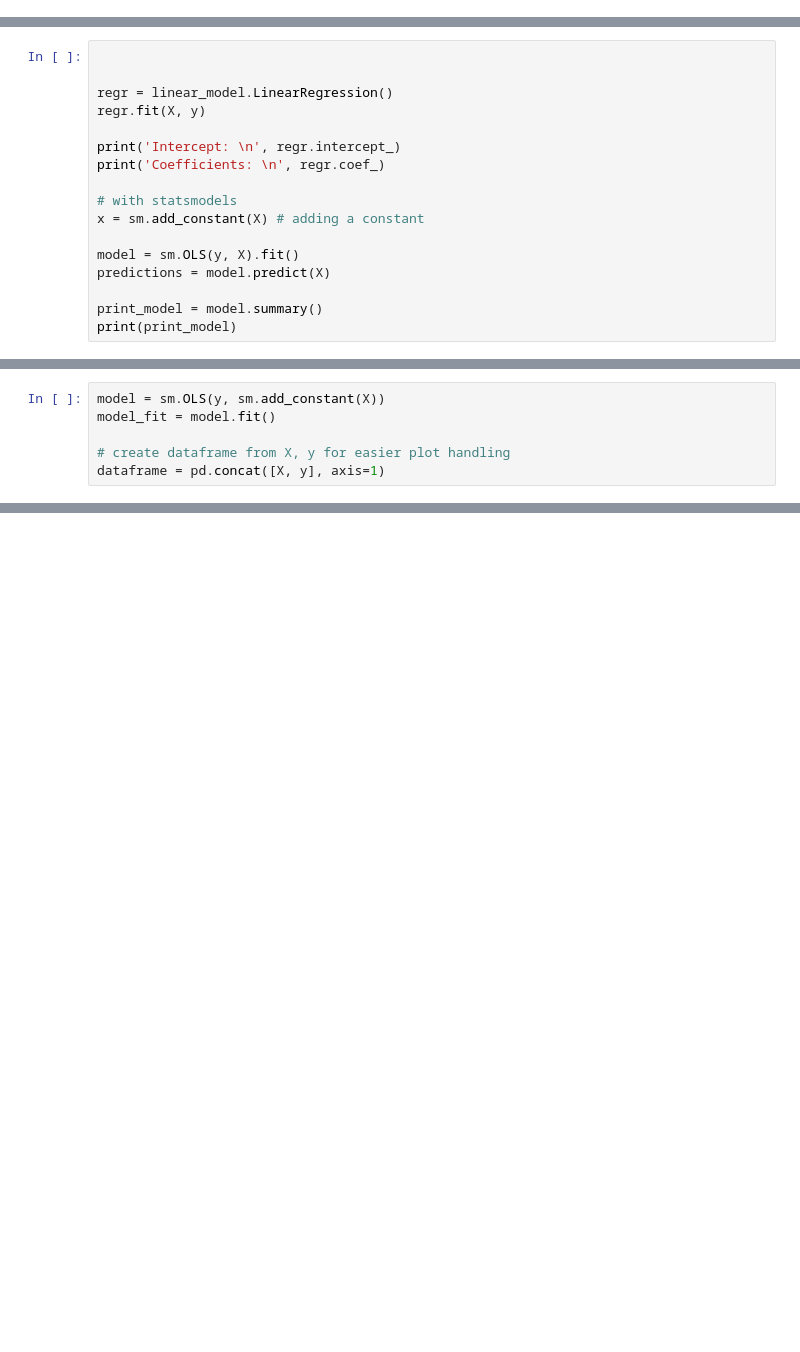
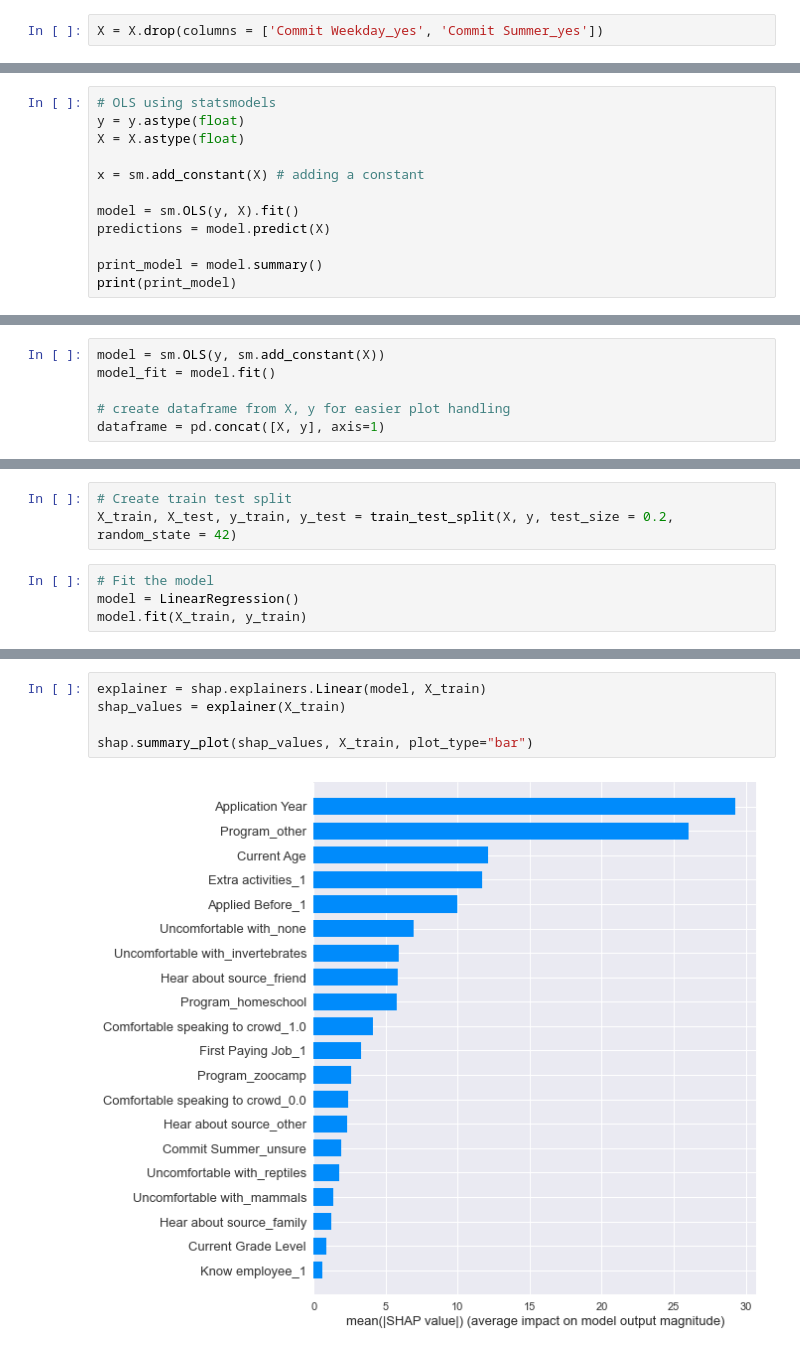
Before and after one commit to Ruthless-Raven/W.I.L.D-ZOO-CAPSTONE-, a Jupyter notebook: code/linear regression.ipynb, the cells around one changed output, grey strips where cells are left out. Cells and saved outputs as stored; diff of their text form; blank space fills up the shorter version.

```diff
--- a/code/linear regression.ipynb
+++ b/code/linear regression.ipynb
@@ -279,0 +129,2 @@ plt.subplots_adjust(left=.3)
+# %%
+X = X.drop(columns = ['Commit Weekday_yes', 'Commit Summer_yes'])
@@ -280,13 +154,8 @@ plt.subplots_adjust(left=.3)
 # %%
+# OLS using statsmodels
+y = y.astype(float)
+X = X.astype(float)
 
-
-regr = linear_model.LinearRegression()
-regr.fit(X, y)
-
-print('Intercept: \n', regr.intercept_)
-print('Coefficients: \n', regr.coef_)
-
-# with statsmodels
 x = sm.add_constant(X) # adding a constant
 
 model = sm.OLS(y, X).fit()
@@ -413,0 +287,7 @@ Error:
+# %%
+# Create train test split
+X_train, X_test, y_train, y_test = train_test_split(X, y, test_size = 0.2, random_state = 42)
+# %%
+# Fit the model
+model = LinearRegression()
+model.fit(X_train, y_train)
@@ -413,0 +331,7 @@ Error:
+# %%
+explainer = shap.explainers.Linear(model, X_train)
+shap_values = explainer(X_train)
+
+shap.summary_plot(shap_values, X_train, plot_type="bar")
+# %% [output]
+[figure, added]
```
Also changed, not shown: parts of 59 cells of this notebook, 8 other files.
